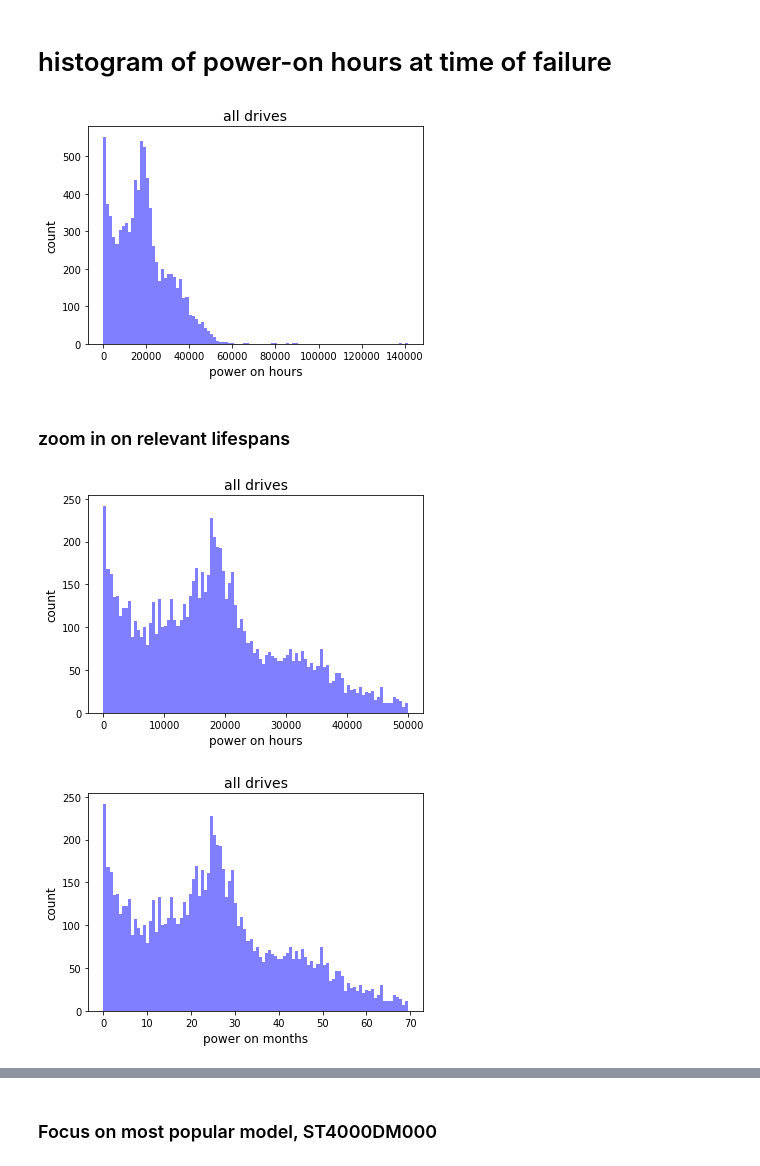
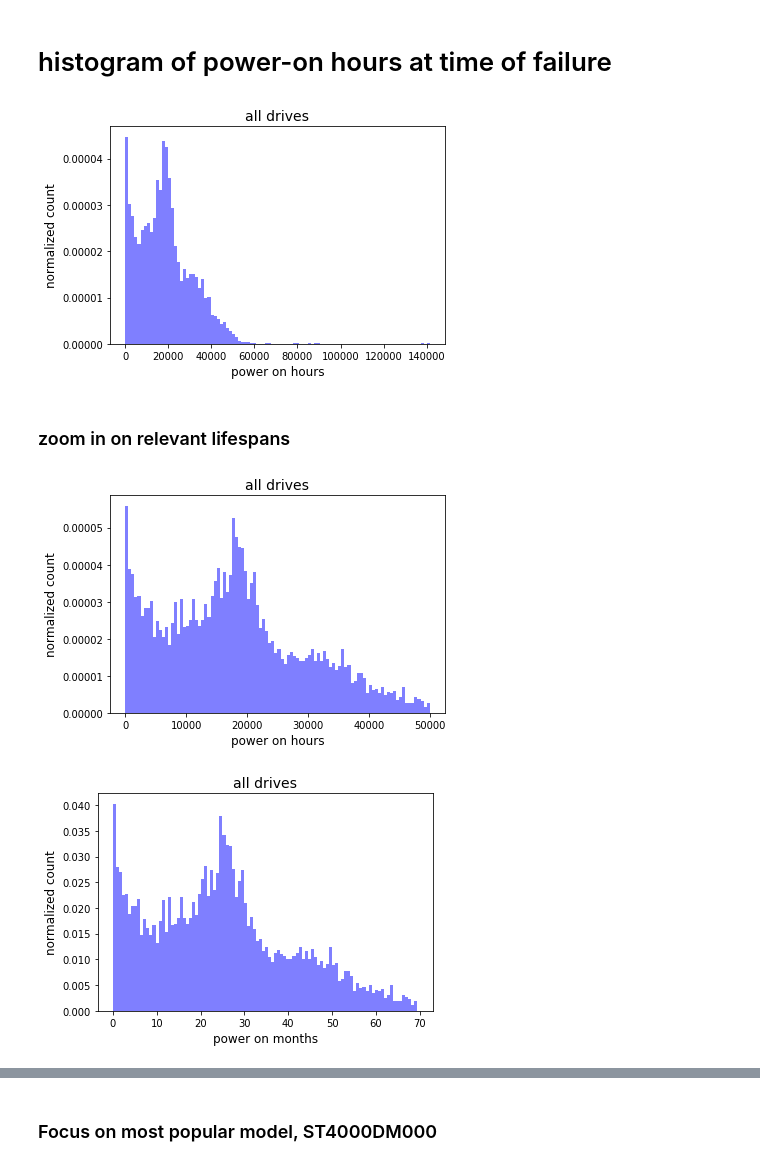
Before and after one commit to researcherben/backblaze_analysis, a Jupyter notebook: all_removals.ipynb, the cells around one changed output, grey strips where cells are left out. Drawn from its saved outputs; the diff is of its cells as text; code cells hidden in the pictures.

```diff
--- a/all_removals.ipynb
+++ b/all_removals.ipynb
@@ -51,25 +51,28 @@ df.shape
 # %% [markdown]
 # histogram of power-on hours at time of failure
 # %%
-n, bins, patches = plt.hist(df['smart_9_raw'].dropna(how='any'), bins=100, facecolor='blue', alpha=0.5)
+n, bins, patches = plt.hist(df['smart_9_raw'].dropna(how='any'),
+                            bins=100, facecolor='blue', alpha=0.5,density=True)
 plt.xlabel('power on hours',fontsize=12)
-plt.ylabel('count',fontsize=12);
+plt.ylabel('normalized count',fontsize=12);
 plt.title('all drives',fontsize=14);
 # %% [output]
-[figure, old version]
+[figure, new version]
 # %% [markdown]
 ### zoom in on relevant lifespans
 # %%
-n, bins, patches = plt.hist(df[df['smart_9_raw'] < 50000]['smart_9_raw'].dropna(how='any'), bins=100, facecolor='blue', alpha=0.5)
+n, bins, patches = plt.hist(df[df['smart_9_raw'] < 50000]['smart_9_raw'].dropna(how='any'),
+                            bins=100, facecolor='blue', alpha=0.5,density=True)
 plt.xlabel('power on hours',fontsize=12)
-plt.ylabel('count',fontsize=12);
+plt.ylabel('normalized count',fontsize=12);
 plt.title('all drives',fontsize=14);
 # %% [output]
-[figure, old version]
+[figure, new version]
 # %%
-n, bins, patches = plt.hist(df[df['smart_9_raw'] < 50000]['smart_9_raw'].dropna(how='any')/24/30, bins=100, facecolor='blue', alpha=0.5)
+n, bins, patches = plt.hist(df[df['smart_9_raw'] < 50000]['smart_9_raw'].dropna(how='any')/24/30,
+                            bins=100, facecolor='blue', alpha=0.5,density=True)
 plt.xlabel('power on months',fontsize=12)
-plt.ylabel('count',fontsize=12);
+plt.ylabel('normalized count',fontsize=12);
 plt.title('all drives',fontsize=14);
 # %% [output]
-[figure, old version]
+[figure, new version]
```
Also changed, not shown: parts of 3 cells of this notebook, 13 other files.
